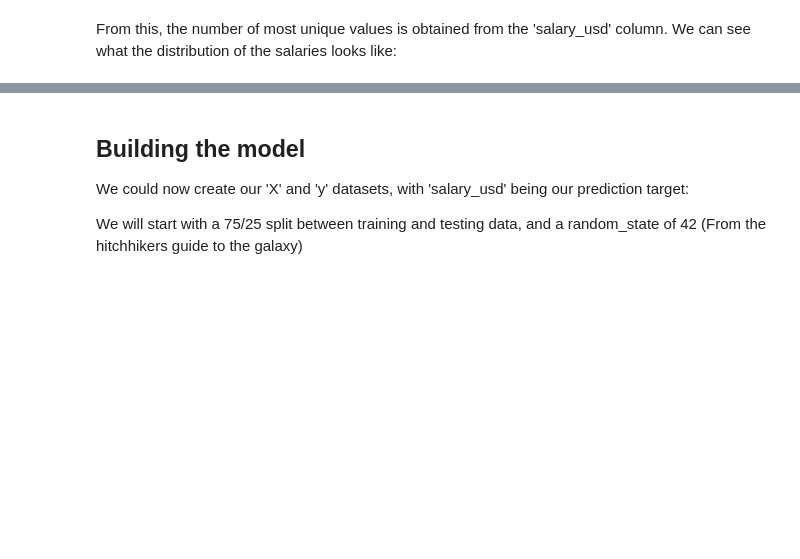
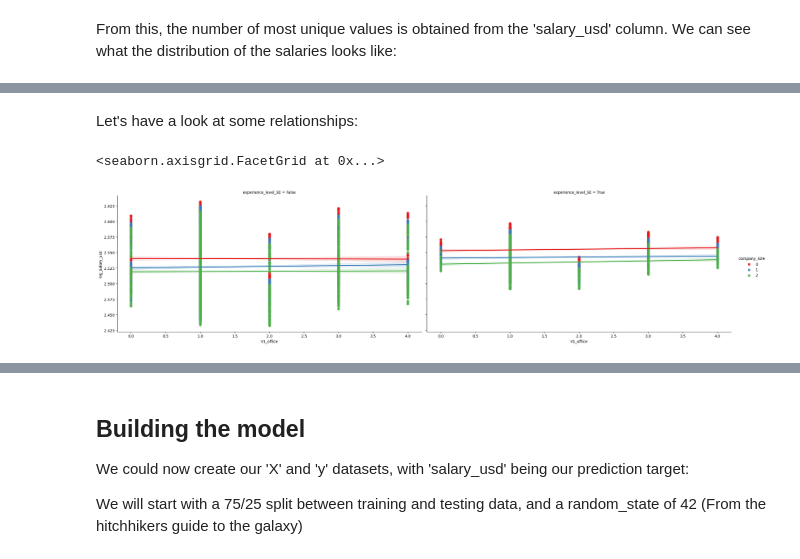
Before and after one commit to tommakesmusic/Ai_Salary_data, a Jupyter notebook: Linear Regression Salary.ipynb, the cells around one changed output, grey strips where cells are left out. Saved outputs shown, nothing was run; the diff lists cells and outputs as text; code cells hidden in the pictures; blank space fills up the shorter version.

```diff
--- a/Linear Regression Salary.ipynb
+++ b/Linear Regression Salary.ipynb
@@ -340,0 +340,7 @@ memory usage: 429.6 KB
+# %% [markdown]
+Let's have a look at some relationships:
+# %%
+sb.lmplot(x='V1_office', y='log_salary_usd', data=df_final, hue='company_size', height=6, aspect=2, col='experience_level_SE', palette='Set1')
+# %% [output]
+<seaborn.axisgrid.FacetGrid at 0x...>
+[figure, added]
```
Also changed, not shown: parts of 21 cells of this notebook.
